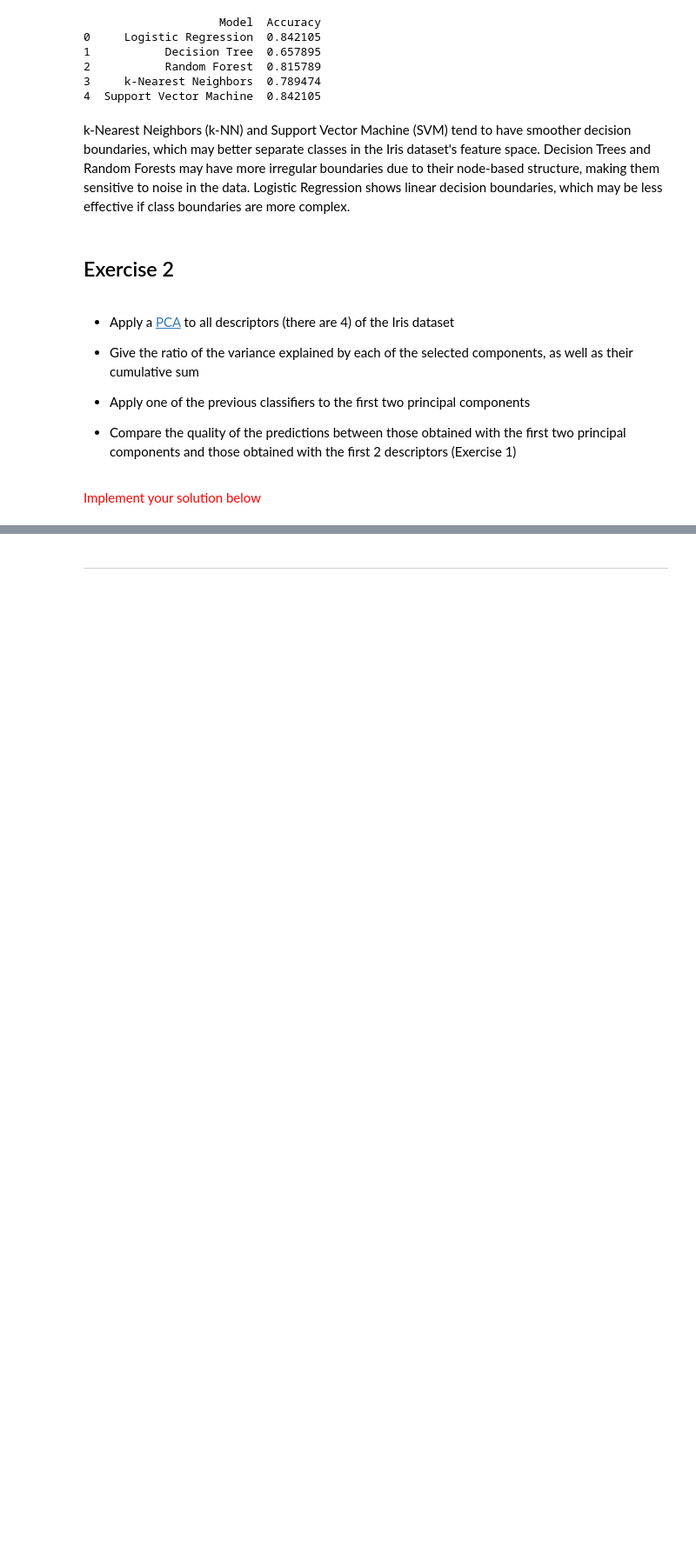
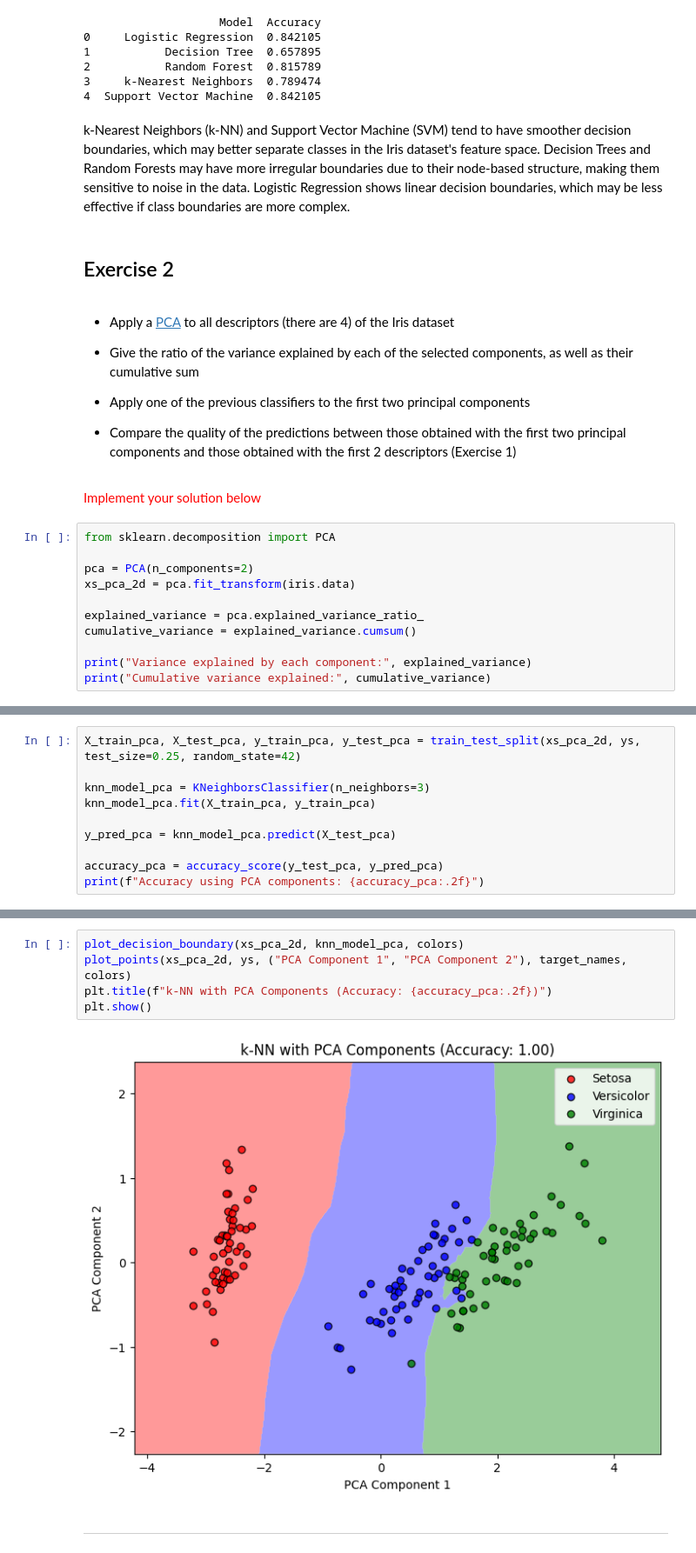
Before and after one commit to petkokp/m1-hands-on-machine-learning, a Jupyter notebook: TP 1 - Scikit-Learn - Classification.ipynb, the cells around one changed output, grey strips where cells are left out. Shown at 87% size. Cells and saved outputs as stored; diff of their text form; blank space fills up the shorter version.

```diff
--- a/TP 1 - Scikit-Learn - Classification.ipynb
+++ b/TP 1 - Scikit-Learn - Classification.ipynb
@@ -308,3 +308,14 @@ Logistic Regression shows linear decision boundaries, which may be less effectiv
 * Compare the quality of the predictions between those obtained with the first two principal components and those obtained with the first 2 descriptors (Exercise 1)
 # %% [markdown]
 <span style="color:red">Implement your solution below</span>
+# %%
+from sklearn.decomposition import PCA
+
+pca = PCA(n_components=2)
+xs_pca_2d = pca.fit_transform(iris.data)
+
+explained_variance = pca.explained_variance_ratio_
+cumulative_variance = explained_variance.cumsum()
+
+print("Variance explained by each component:", explained_variance)
+print("Cumulative variance explained:", cumulative_variance)
@@ -310,0 +325,10 @@ Logistic Regression shows linear decision boundaries, which may be less effectiv
+# %%
+X_train_pca, X_test_pca, y_train_pca, y_test_pca = train_test_split(xs_pca_2d, ys, test_size=0.25, random_state=42)
+
+knn_model_pca = KNeighborsClassifier(n_neighbors=3)
+knn_model_pca.fit(X_train_pca, y_train_pca)
+
+y_pred_pca = knn_model_pca.predict(X_test_pca)
+
+accuracy_pca = accuracy_score(y_test_pca, y_pred_pca)
+print(f"Accuracy using PCA components: {accuracy_pca:.2f}")
@@ -311,2 +343,9 @@ Logistic Regression shows linear decision boundaries, which may be less effectiv
+# %%
+plot_decision_boundary(xs_pca_2d, knn_model_pca, colors)
+plot_points(xs_pca_2d, ys, ("PCA Component 1", "PCA Component 2"), target_names, colors)
+plt.title(f"k-NN with PCA Components (Accuracy: {accuracy_pca:.2f})")
+plt.show()
+# %% [output]
+[figure, added]
 # %% [markdown]
 ---
```
Also changed, not shown: parts of 4 cells of this notebook.
